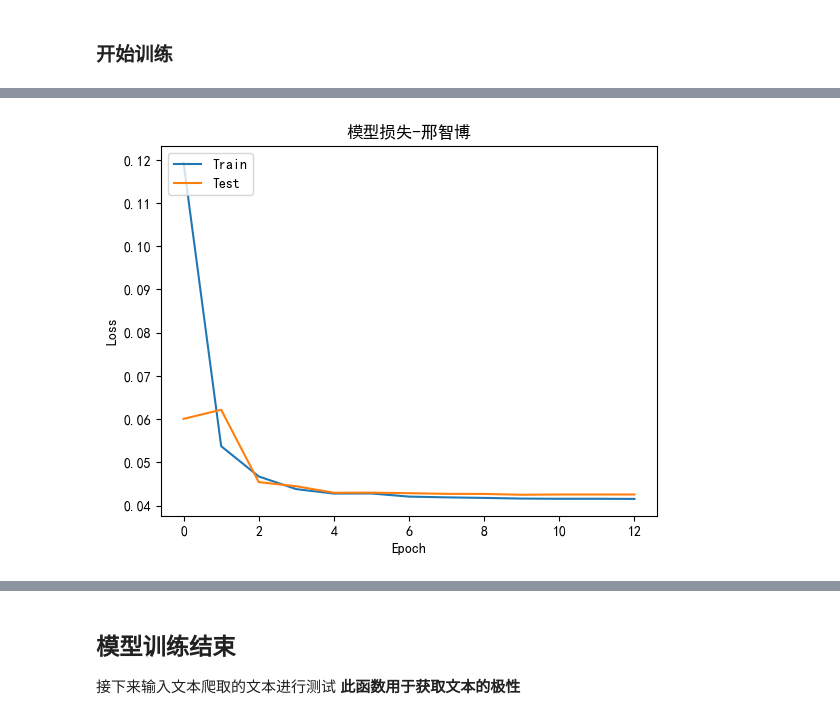
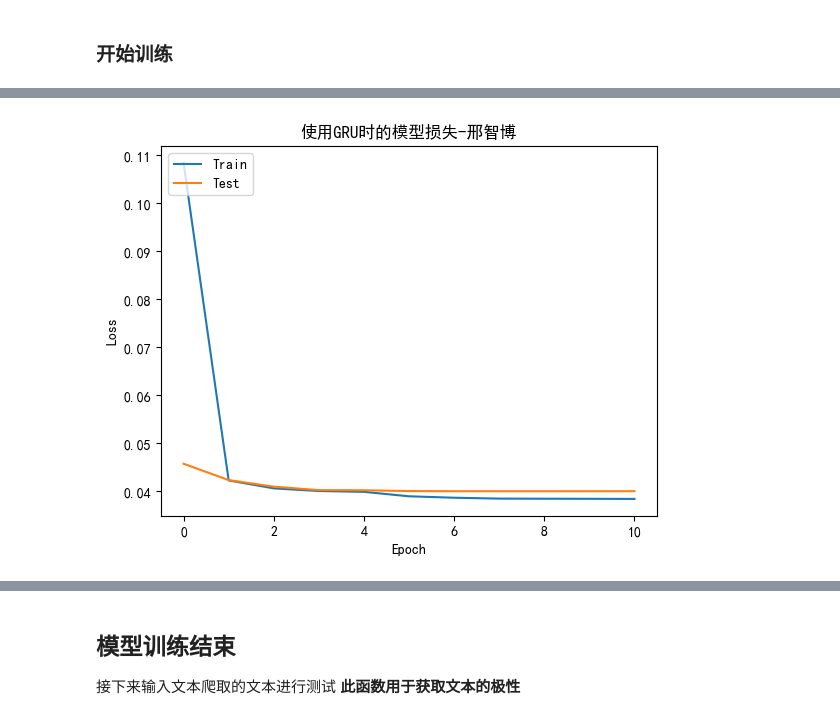
Before and after one commit to moonchildink/WeiboCommentEmotionAnalysis, a Jupyter notebook: process.ipynb, the cells around one changed output, grey strips where cells are left out. Cells and saved outputs as stored; diff of their text form; code cells hidden in the pictures.

```diff
--- a/process.ipynb
+++ b/process.ipynb
@@ -16,6 +16,9 @@ import os
 import numpy as np
 import jieba
 import matplotlib.pyplot as plt
+# import matplotlib.pyplot as plt
+plt.rcParams["font.sans-serif"]=["SimHei"] #设置字体
+plt.rcParams["axes.unicode_minus"]=False #该语句解决图像中的“-”负号的乱码问题
 from gensim.models import KeyedVectors
 import warnings
 import bz2
@@ -258,7 +263,7 @@ model.add(Embedding(MAX_WORDS,          # 50000
 # %%
-layers1 = Bidirectional(LSTM(units=32, return_sequences=True))      # 创建BiLSTM层
+layers1 = GRU(32,return_sequences=True,)
 model.add(layers1)
-model.add(LSTM(units=16, return_sequences = False))                 # 添加LSTM层
+model.add(GRU(units=16, return_sequences = False,input_dim=2))
 # %% [markdown]
 ### 构建模型
 embedding->BiLSTM->LSTM->Dense
@@ -360,11 +364,15 @@ Accuracy: 98.23%
 # %%
 # 绘制训练 & 验证的损失值
+
+plt.rcParams["font.sans-serif"]=["SimHei"] #设置字体
+plt.rcParams["axes.unicode_minus"]=False #该语句解决图像中的“-”负号的乱码问题
 plt.plot(history.history['loss'])
 plt.plot(history.history['val_loss'])
-plt.title('模型损失-邢智博')
+
+plt.title('使用GRU时的模型损失-邢智博')
 plt.ylabel('Loss')
 plt.xlabel('Epoch')
 plt.legend(['Train', 'Test'], loc='upper left')
 plt.show()
 # %% [output]
-[figure, old version]
+[figure, new version]
```
Also changed, not shown: parts of 12 cells of this notebook, 1 other file.
